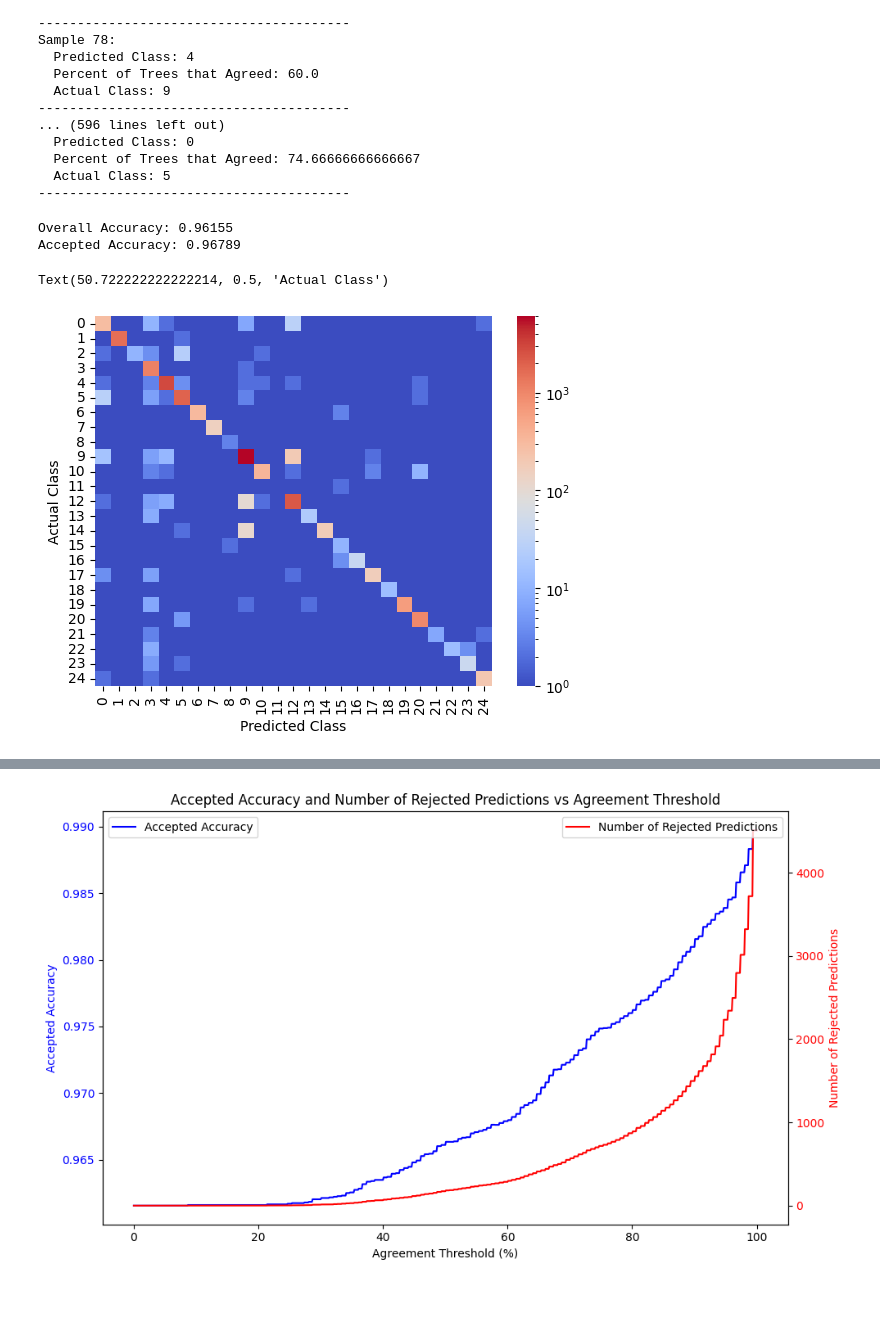
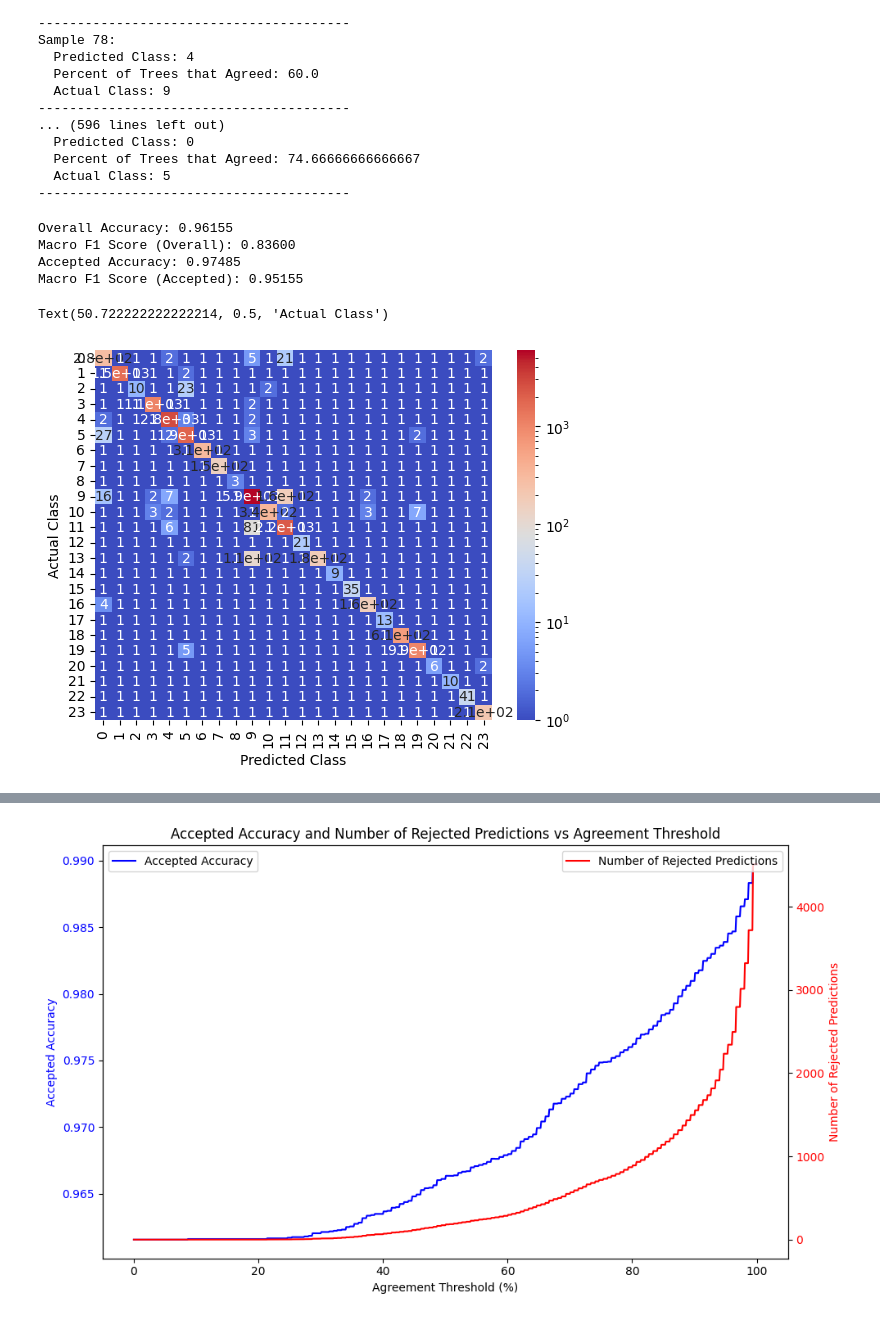
Before and after one commit to Shing-gor/classification-cybersecurity, a Jupyter notebook: models_raw/kiran.ipynb, the cells around one changed output, grey strips where cells are left out. Cells and saved outputs as stored; diff of their text form; code cells hidden in the pictures.

Commit message:
added threshold value

```diff
--- a/models_raw/kiran.ipynb
+++ b/models_raw/kiran.ipynb
@@ -1674,7 +1674,7 @@ import pandas as pd
 import numpy as np
 from sklearn.model_selection import train_test_split
 from sklearn.ensemble import RandomForestClassifier
-from sklearn.metrics import accuracy_score, confusion_matrix
+from sklearn.metrics import accuracy_score, confusion_matrix, f1_score
 from sklearn.preprocessing import LabelEncoder
 import seaborn as sns
 from matplotlib.colors import LogNorm
@@ -1682,7 +1682,7 @@ import matplotlib.pyplot as plt
 
 seed = 42
 test_size = 0.2
-confidence_threshold = 0.6
+confidence_threshold = 0.75
 
 column_names = [
     "name", "start_date", "start_time", "duration", "reverseDelta", "IoTMac", "hostMac",
@@ -1714,34 +1714,39 @@ final_predictions = model.predict(X_test)
 
 tree_predictions = np.array([tree.predict(X_test) for tree in model.estimators_])
 
 agreement_matrix = (tree_predictions == final_predictions)
 agreement_counts = np.sum(agreement_matrix, axis=0)
 agreement_percentages = agreement_counts / len(model.estimators_)
 
 
 overall_accuracy = accuracy_score(y_test, final_predictions)
-
+overall_f1_score = f1_score(y_test, final_predictions, average='macro')
 
 accepted_indices = agreement_percentages >= confidence_threshold
 accepted_predictions = final_predictions[accepted_indices]
 accepted_y_test = y_test.values[accepted_indices]
 
 
 accepted_accuracy = accuracy_score(accepted_y_test, accepted_predictions)
+accepted_f1_score = f1_score(accepted_y_test, accepted_predictions, average='macro')
 
 print(f'Overall Accuracy: {overall_accuracy:.5f}')
+print(f'Macro F1 Score (Overall): {overall_f1_score:.5f}')
 print(f'Accepted Accuracy: {accepted_accuracy:.5f}')
+print(f'Macro F1 Score (Accepted): {accepted_f1_score:.5f}')
 
 cmatrix = confusion_matrix(accepted_y_test, accepted_predictions)
 for f in cmatrix:
     f += 1
 import seaborn as sns
 from matplotlib.colors import LogNorm
-sns_map = sns.heatmap(cmatrix, annot=False, cmap='coolwarm', norm=LogNorm())
+sns_map = sns.heatmap(cmatrix, annot=True, cmap='coolwarm', norm=LogNorm())
 sns_map.set_xlabel('Predicted Class')
 sns_map.set_ylabel('Actual Class')
 # %% [output]
 Overall Accuracy: 0.96155
-Accepted Accuracy: 0.96789
+Macro F1 Score (Overall): 0.83600
+Accepted Accuracy: 0.97485
+Macro F1 Score (Accepted): 0.95155
 Text(50.722222222222214, 0.5, 'Actual Class')
-[figure, old version]
+[figure, new version]
```
Also changed, not shown: parts of 4 cells of this notebook.
